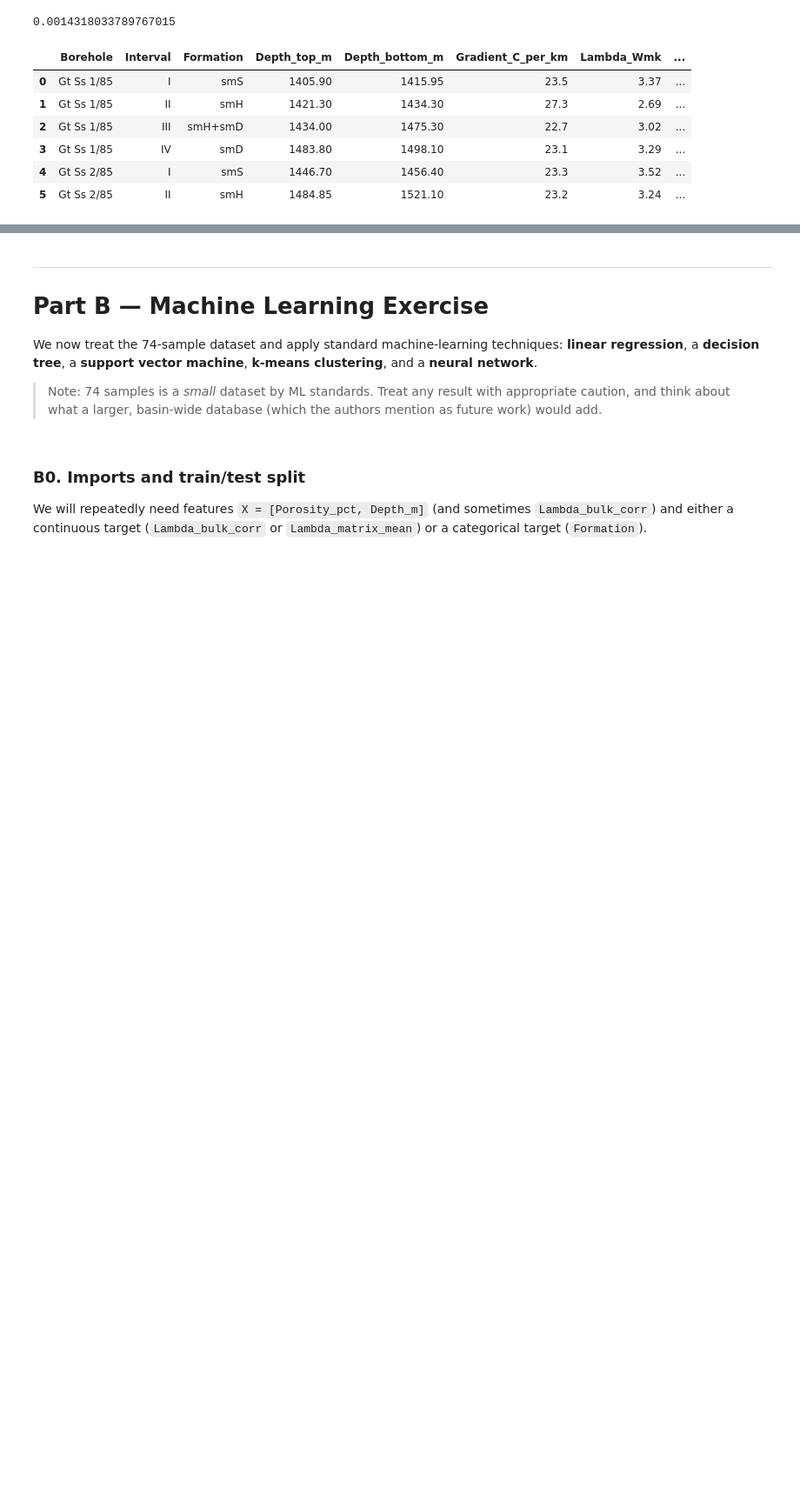
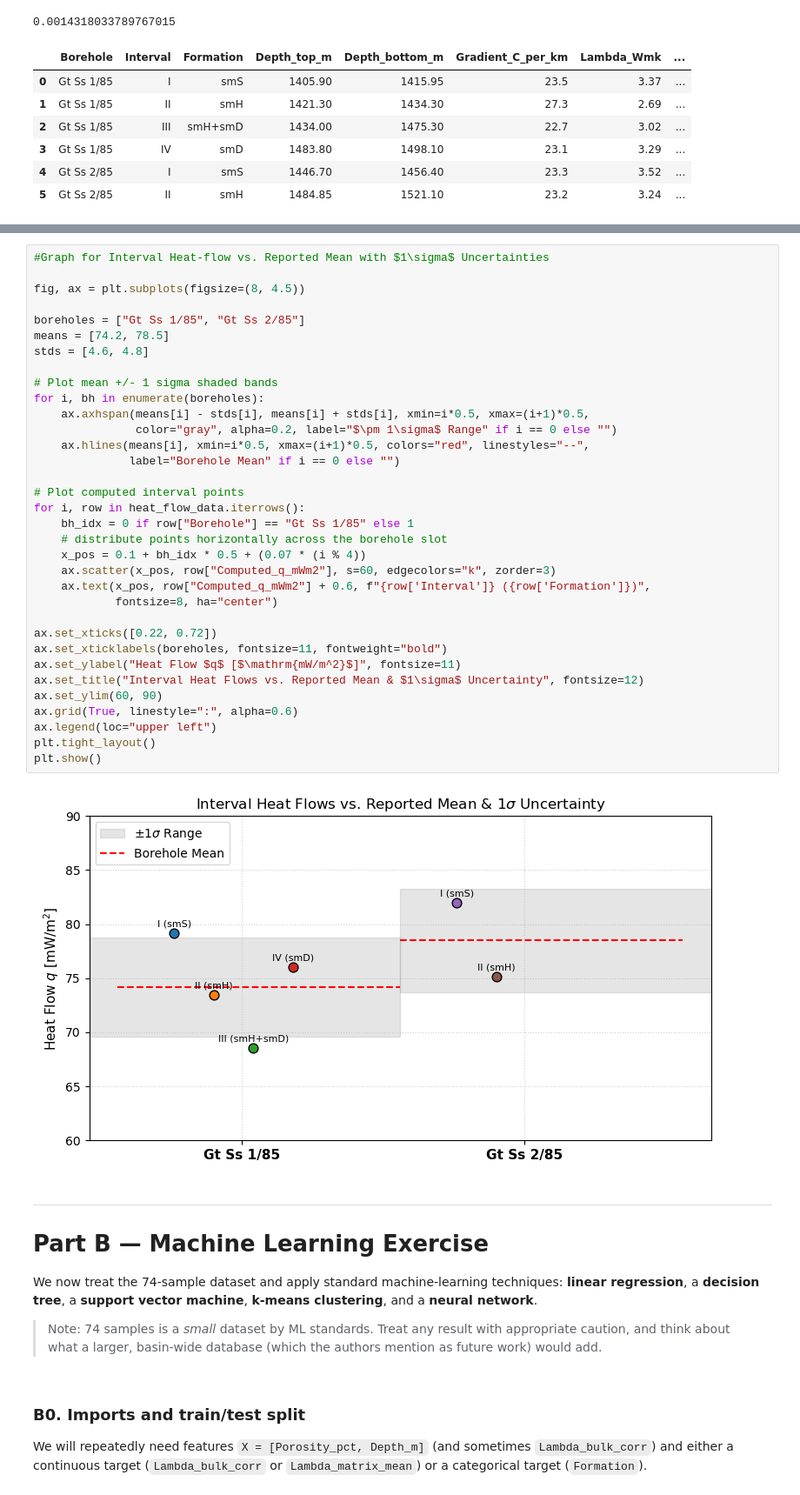
Before and after one commit to stoneypointer/ML_in_Geo, a Jupyter notebook: NEGB_Geothermal_Exercises_STUDENT.ipynb, the cells around one changed output, grey strips where cells are left out. Shown: that part at 87% size. Saved outputs shown, nothing was run; the diff lists cells and outputs as text; blank space fills up the shorter version.

```diff
--- a/NEGB_Geothermal_Exercises_STUDENT.ipynb
+++ b/NEGB_Geothermal_Exercises_STUDENT.ipynb
@@ -419,3 +433,39 @@ the quoted uncertainty?
+# %%
+#Graph for Interval Heat-flow vs. Reported Mean with $1\sigma$ Uncertainties
+
+fig, ax = plt.subplots(figsize=(8, 4.5))
+
+boreholes = ["Gt Ss 1/85", "Gt Ss 2/85"]
+means = [74.2, 78.5]
+stds = [4.6, 4.8]
+
+# Plot mean +/- 1 sigma shaded bands
+for i, bh in enumerate(boreholes):
+    ax.axhspan(means[i] - stds[i], means[i] + stds[i], xmin=i*0.5, xmax=(i+1)*0.5,
+               color="gray", alpha=0.2, label="$\pm 1\sigma$ Range" if i == 0 else "")
+    ax.hlines(means[i], xmin=i*0.5, xmax=(i+1)*0.5, colors="red", linestyles="--",
+              label="Borehole Mean" if i == 0 else "")
+
+# Plot computed interval points
+for i, row in heat_flow_data.iterrows():
+    bh_idx = 0 if row["Borehole"] == "Gt Ss 1/85" else 1
+    # distribute points horizontally across the borehole slot
+    x_pos = 0.1 + bh_idx * 0.5 + (0.07 * (i % 4))
+    ax.scatter(x_pos, row["Computed_q_mWm2"], s=60, edgecolors="k", zorder=3)
+    ax.text(x_pos, row["Computed_q_mWm2"] + 0.6, f"{row['Interval']} ({row['Formation']})",
+            fontsize=8, ha="center")
+
+ax.set_xticks([0.22, 0.72])
+ax.set_xticklabels(boreholes, fontsize=11, fontweight="bold")
+ax.set_ylabel("Heat Flow $q$ [$\mathrm{mW/m^2}$]", fontsize=11)
+ax.set_title("Interval Heat Flows vs. Reported Mean & $1\sigma$ Uncertainty", fontsize=12)
+ax.set_ylim(60, 90)
+ax.grid(True, linestyle=":", alpha=0.6)
+ax.legend(loc="upper left")
+plt.tight_layout()
+plt.show()
+# %% [output]
+[figure, added]
 # %% [markdown]
 ---
 # Part B — Machine Learning Exercise
```
Also changed, not shown: parts of 6 cells of this notebook.
